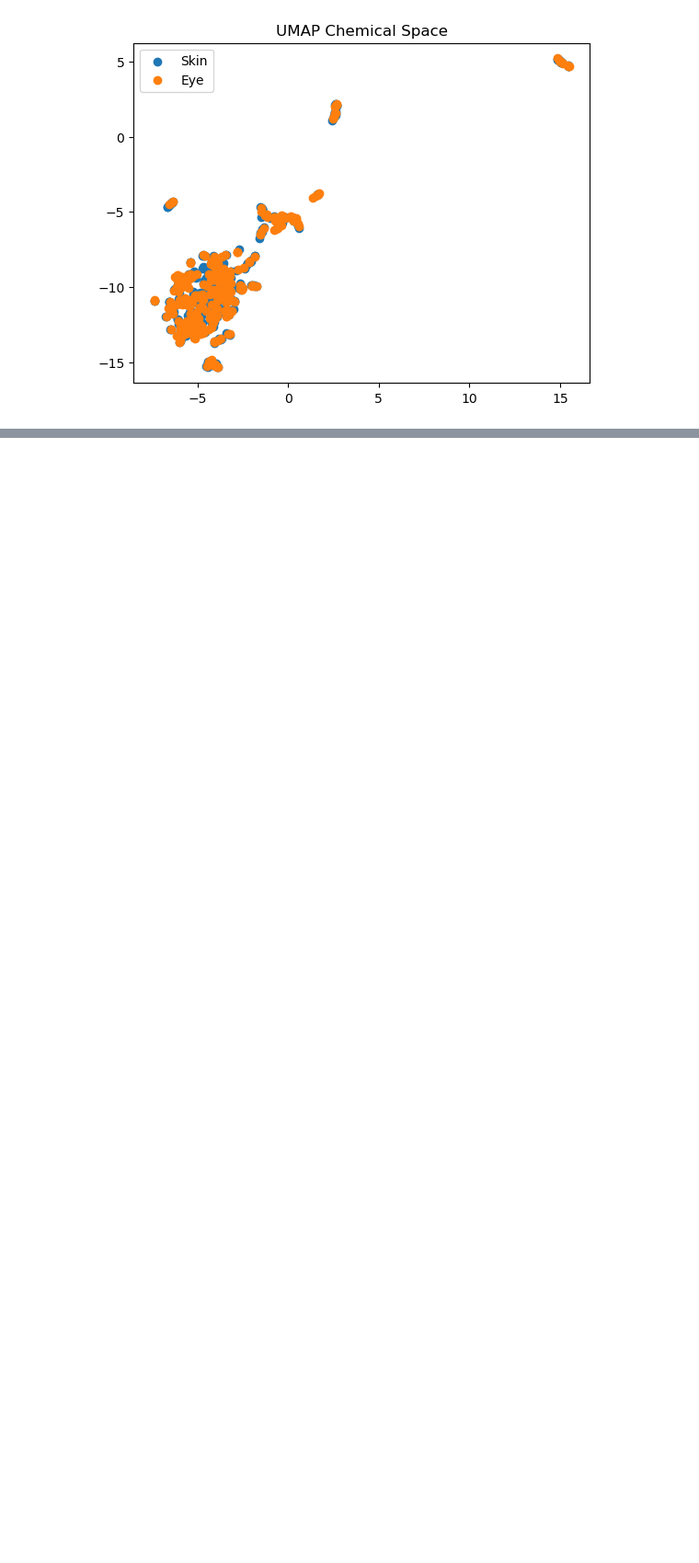
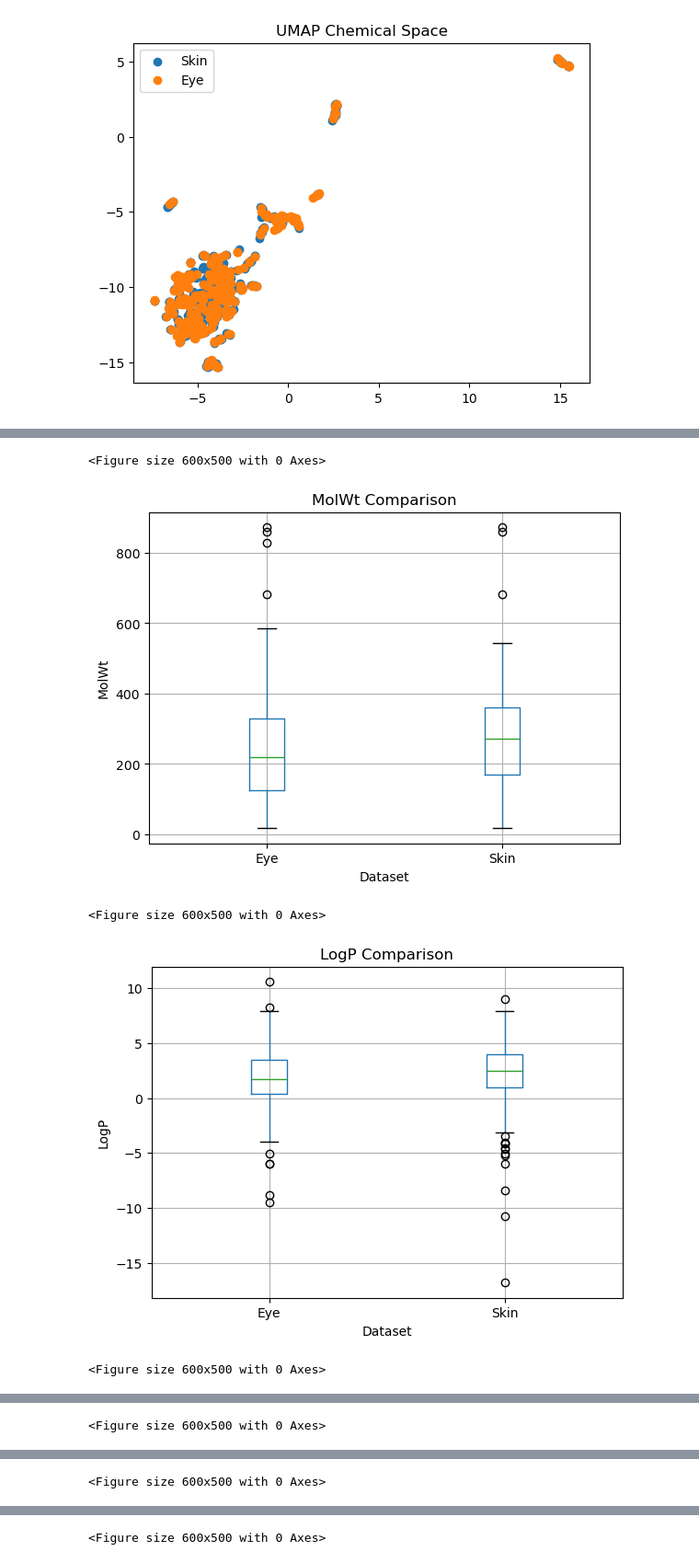
Before and after one commit to Hyeji-Shin-lab/2026-AI-ML, a Jupyter notebook: 기말고사_template1_data_pipeline (1).ipynb, the cells around one changed output, grey strips where cells are left out. Shown at 92% size. Drawn from its saved outputs; the diff is of its cells as text; code cells hidden in the pictures; blank space fills up the shorter version.

```diff
--- a/기말고사_template1_data_pipeline (1).ipynb
+++ b/기말고사_template1_data_pipeline (1).ipynb
@@ -860,0 +1105,53 @@ plt.show()
+# %%
+# Boxplot 비교
+# Skin과 Eye 의 Descriptor 자체를 직접 비교하는 그래프
+
+
+import pandas as pd
+import matplotlib.pyplot as plt
+
+desc_cols = [
+    "MolWt", "LogP", "TPSA",
+    "HDonor", "HAcceptor", "RingCount"
+]
+
+for col in desc_cols:
+
+    plot_df = pd.concat([
+        pd.DataFrame({
+            "Dataset" : "Skin",
+            "value" : skin_final[col]
+        }),
+        pd.DataFrame({
+            "Dataset": "Eye",
+            "value": eye_final[col]
+        })
+    ])
+
+    plt.figure(figsize=(6, 5))
+
+    plot_df.boxplot(
+        column = "value",
+        by = "Dataset"
+    )
+
+    plt.title(f"{col} Comparison")
+    plt.suptitle("")
+    plt.ylabel(col)
+
+    plt.show()
+
+
+for col in desc_cols:
+    print(f"\n====== {col} ======")
+    print("Skin")
+    print(skin_final[col].describe())
+
+    print("\nEye")
+    print(eye_final[col].describe())
+# %% [output]
+<Figure size 600x500 with 0 Axes>
+[figure, added]
+<Figure size 600x500 with 0 Axes>
+[figure, added]
+<Figure size 600x500 with 0 Axes>
@@ -860,0 +1159 @@ plt.show()
+<Figure size 600x500 with 0 Axes>
@@ -860,0 +1161 @@ plt.show()
+<Figure size 600x500 with 0 Axes>
@@ -860,0 +1163 @@ plt.show()
+<Figure size 600x500 with 0 Axes>
```
Also changed, not shown: parts of 23 cells of this notebook.
